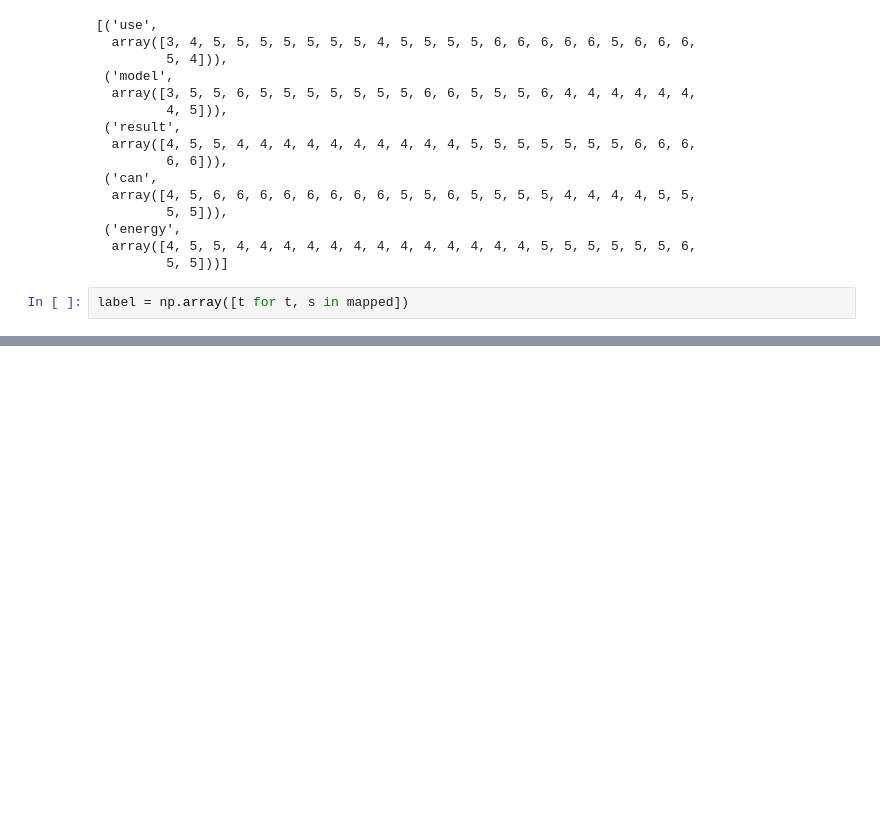
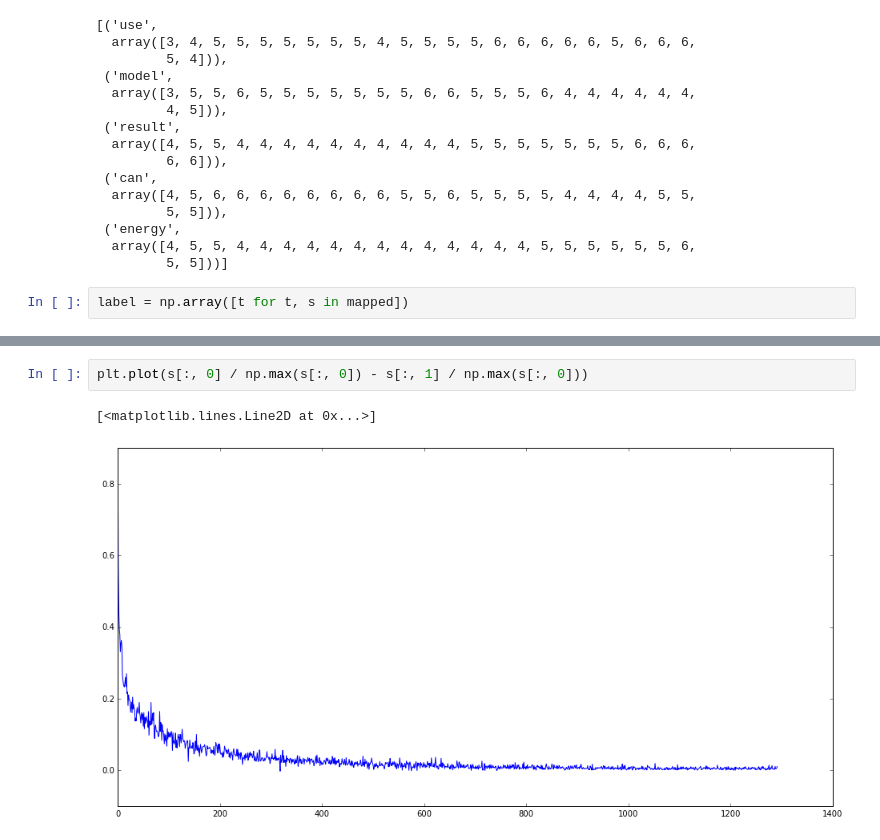
Before and after one commit to inspirehep/invenio-trends, a Jupyter notebook: research/Classification.ipynb, the cells around one changed output, grey strips where cells are left out. Cells and saved outputs as stored; diff of their text form; blank space fills up the shorter version.

```diff
--- a/research/Classification.ipynb
+++ b/research/Classification.ipynb
@@ -351,0 +356,5 @@ np.count_nonzero(y_pred == 9)
+# %%
+plt.plot(s[:, 0] / np.max(s[:, 0]) - s[:, 1] / np.max(s[:, 0]))
+# %% [output]
+[<matplotlib.lines.Line2D at 0x...>]
+[figure, added]
```
Also changed, not shown: parts of 17 cells of this notebook, 3 other files.
